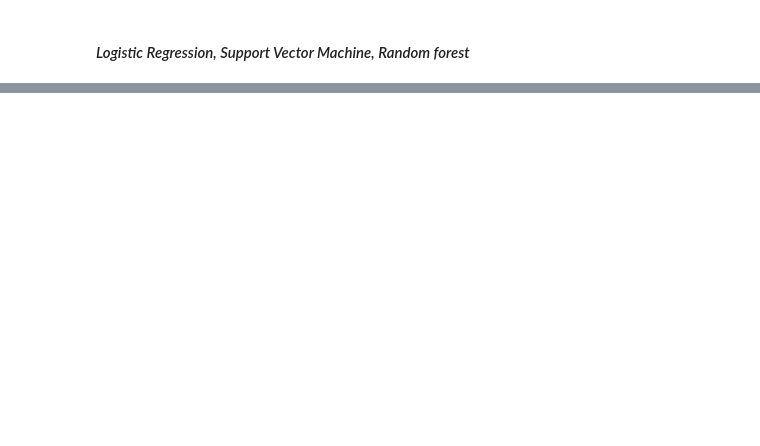
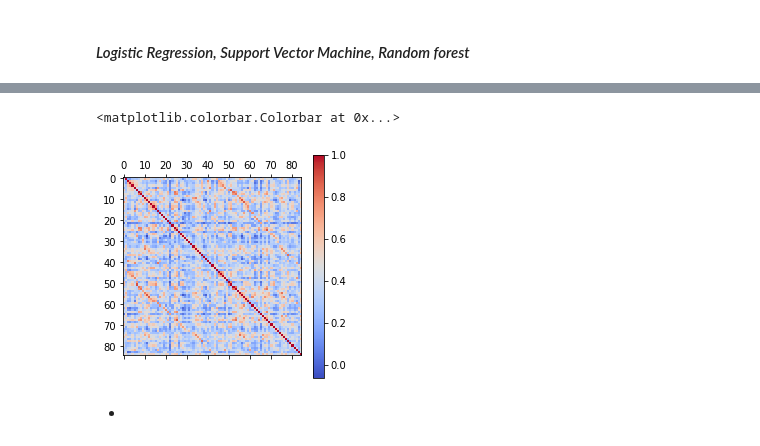
Before and after one commit to M-earnest/Neurocognitive_Psychology, a Jupyter notebook: Code/Data_organisation.ipynb, the cells around one changed output, grey strips where cells are left out. Cells and saved outputs as stored; diff of their text form; code cells hidden in the pictures; blank space fills up the shorter version.

```diff
--- a/Code/Data_organisation.ipynb
+++ b/Code/Data_organisation.ipynb
@@ -973,0 +997,6 @@ print (y, y_pred)
+# %%
+from sklearn.feature_selection import SelectKBest
+from sklearn.feature_selection import f_classif
+
+X_new = SelectKBest(f_classif, k=85).fit_transform(X, y[:,0])
+X_new.shape
@@ -973,0 +1048,9 @@ print (y, y_pred)
+# %%
+corr = np.corrcoef(X_new.T)
+plt.matshow(corr, cmap = "coolwarm")
+plt.colorbar()
+# %% [output]
+<matplotlib.colorbar.Colorbar at 0x...>
+[figure, added]
+# %% [markdown]
+-
```
Also changed, not shown: parts of 80 cells of this notebook.
